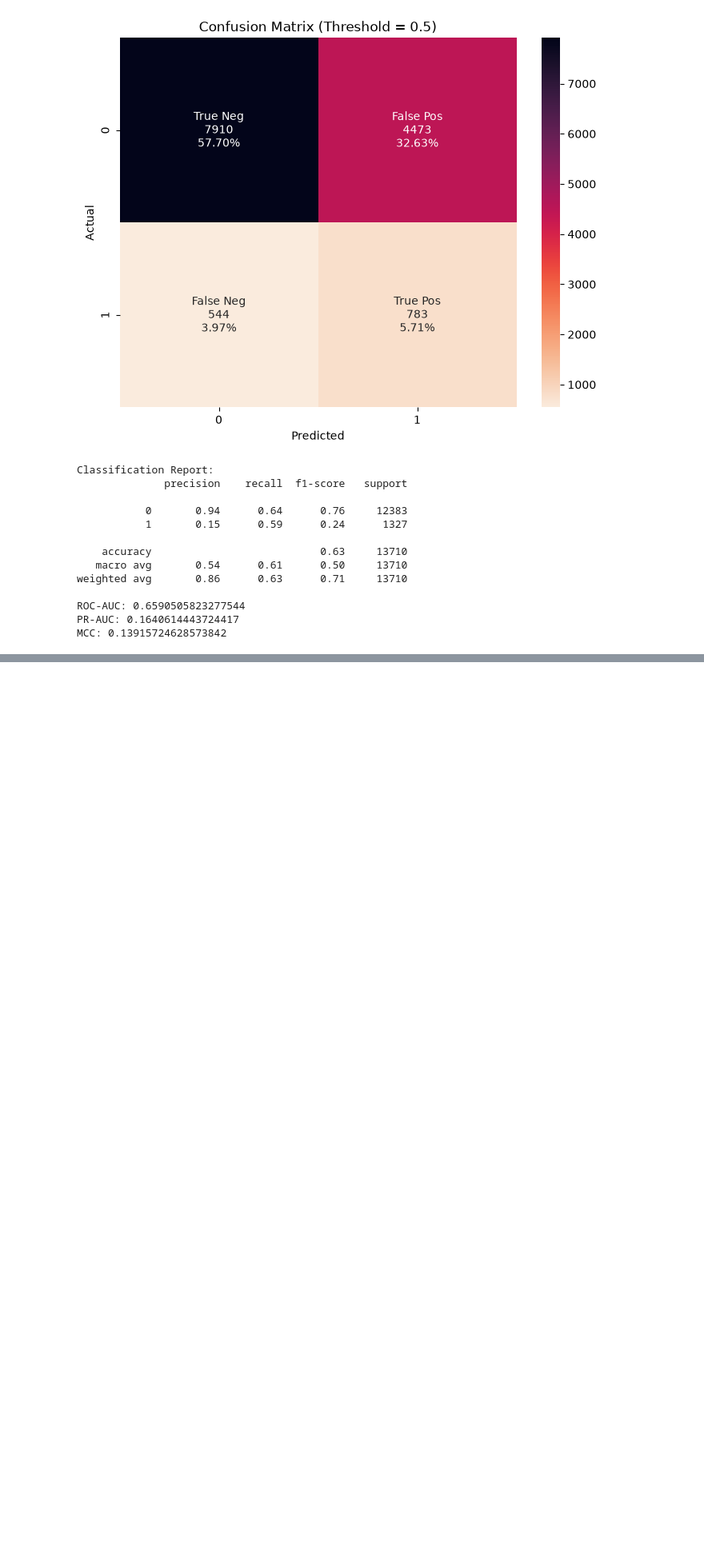
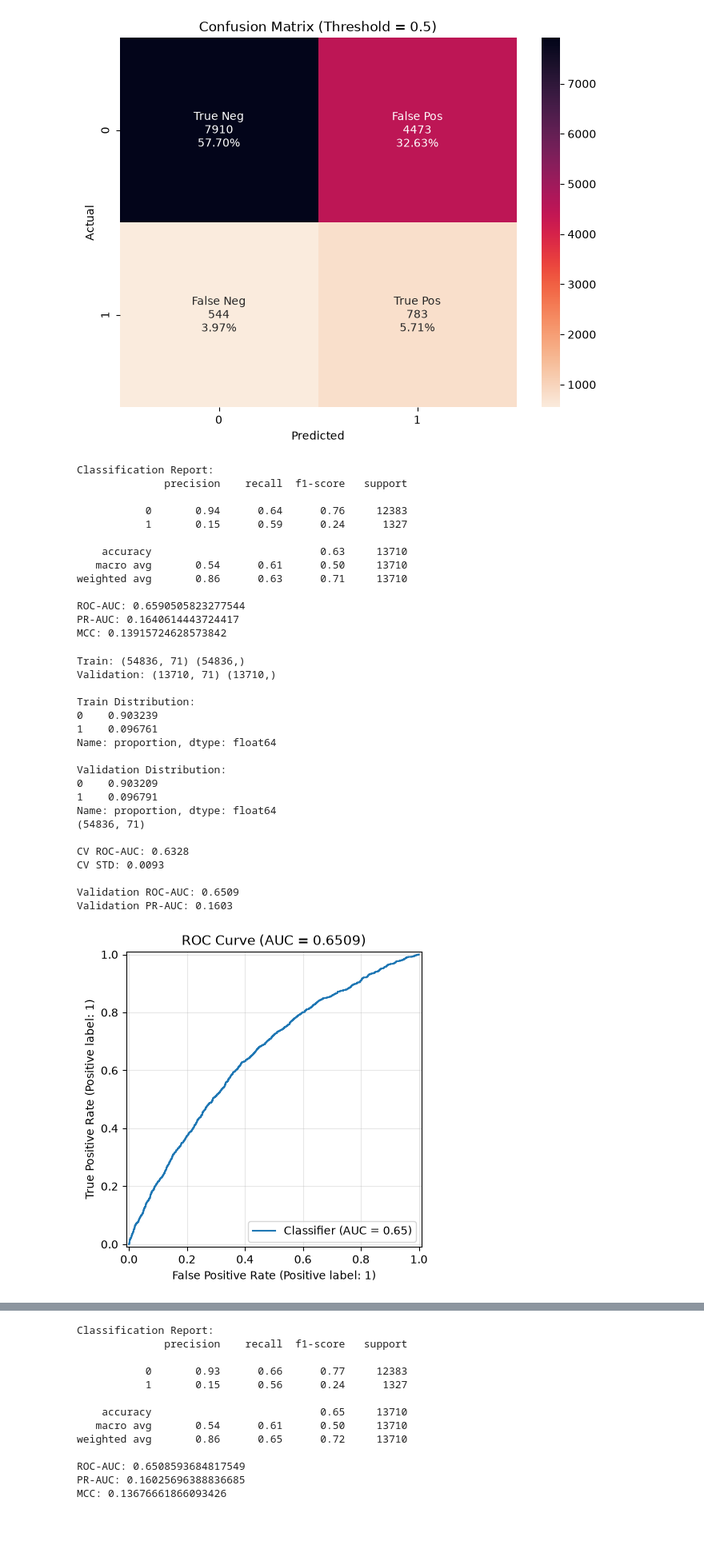
Before and after one commit to Natanonkhuanata/AI_finance_hackathon, a Jupyter notebook: Code/Modeling_from_tree.ipynb, the cells around one changed output, grey strips where cells are left out. Shown at 80% size. Saved outputs shown, nothing was run; the diff lists cells and outputs as text; code cells hidden in the pictures; blank space fills up the shorter version.

Commit message:
Update Modeling_from_tree.ipynb
Second version improve coding and used to OOP which create feature engineer with Data structure

```diff
--- a/Code/Modeling_from_tree.ipynb
+++ b/Code/Modeling_from_tree.ipynb
@@ -1488,7 +1610,8 @@ def build_features(
         'contact': contact_feature_func,
         'interaction': interaction_feature_func,
         'missing': missing_feature_func,
-        'log': log_feature_func
+        'log': log_feature_func,
+        'freq': frequency_encoding_func
     }
 
     result = []
@@ -1615,12 +1738,6 @@ EXPERIMENTS = {
         'interaction'
     ],
 
-    'missing_log': [
-        'original',
-        'missing',
-        'log'
-    ],
-
     'financial_contact': [
         'original',
         'financial',
@@ -1634,6 +1751,13 @@ EXPERIMENTS = {
         'interaction',
         'missing',
         'log'
+    ],
+
+    'financial_frequency':[
+        'original',
+        'financial',
+        'freq',
+        'interaction',
     ]
 }
 
@@ -1847,3 +1960,46 @@ weighted avg       0.86      0.63      0.71     13710
 ROC-AUC: 0.6590505823277544
 PR-AUC: 0.1640614443724417
 MCC: 0.13915724628573842
+# %%
+feature = list(X_experiments['financial_frequency'].drop(columns="12-Month Default Flag"))
+x_train, x_val, y_train, y_val = Set_up_data_sendmodel(X_experiments[name],feature)
+print(x_train.shape)
+if "12-Month Default Flag" in feature:
+    print("feature training mustn't have target feature")
+print()
+clf_en_finance_freq, y_prob_en_finance_freq, cv_scores_en_Big = train_evaluate_model(
+    lgbm_clf_en,
+    x_train,
+    y_train,
+    x_val,
+    y_val
+)
+
+y_pred_en = model_evaluation(
+    clf_en_finance_freq,
+    x_val,
+    y_val,
+    threshold=0.5,
+    y_prob=y_prob_en_finance_freq
+)
+# %% [output]
+Train: (54836, 71) (54836,)
+Validation: (13710, 71) (13710,)
+
+Train Distribution:
+0    0.903239
+1    0.096761
+Name: proportion, dtype: float64
+
+Validation Distribution:
+0    0.903209
+1    0.096791
+Name: proportion, dtype: float64
+(54836, 71)
+
+CV ROC-AUC: 0.6328
+CV STD: 0.0093
+
+Validation ROC-AUC: 0.6509
+Validation PR-AUC: 0.1603
+[figure, added]
@@ -1850,3 +2007,16 @@ MCC: 0.13915724628573842
+Classification Report:
+              precision    recall  f1-score   support
+
+           0       0.93      0.66      0.77     12383
+           1       0.15      0.56      0.24      1327
+
+    accuracy                           0.65     13710
+   macro avg       0.54      0.61      0.50     13710
+weighted avg       0.86      0.65      0.72     13710
+
+ROC-AUC: 0.6508593684817549
+PR-AUC: 0.16025696388836685
+MCC: 0.13676661866093426
 # %% [markdown]
 ##
 # %% [markdown]
```
Also changed, not shown: parts of 13 cells of this notebook.
